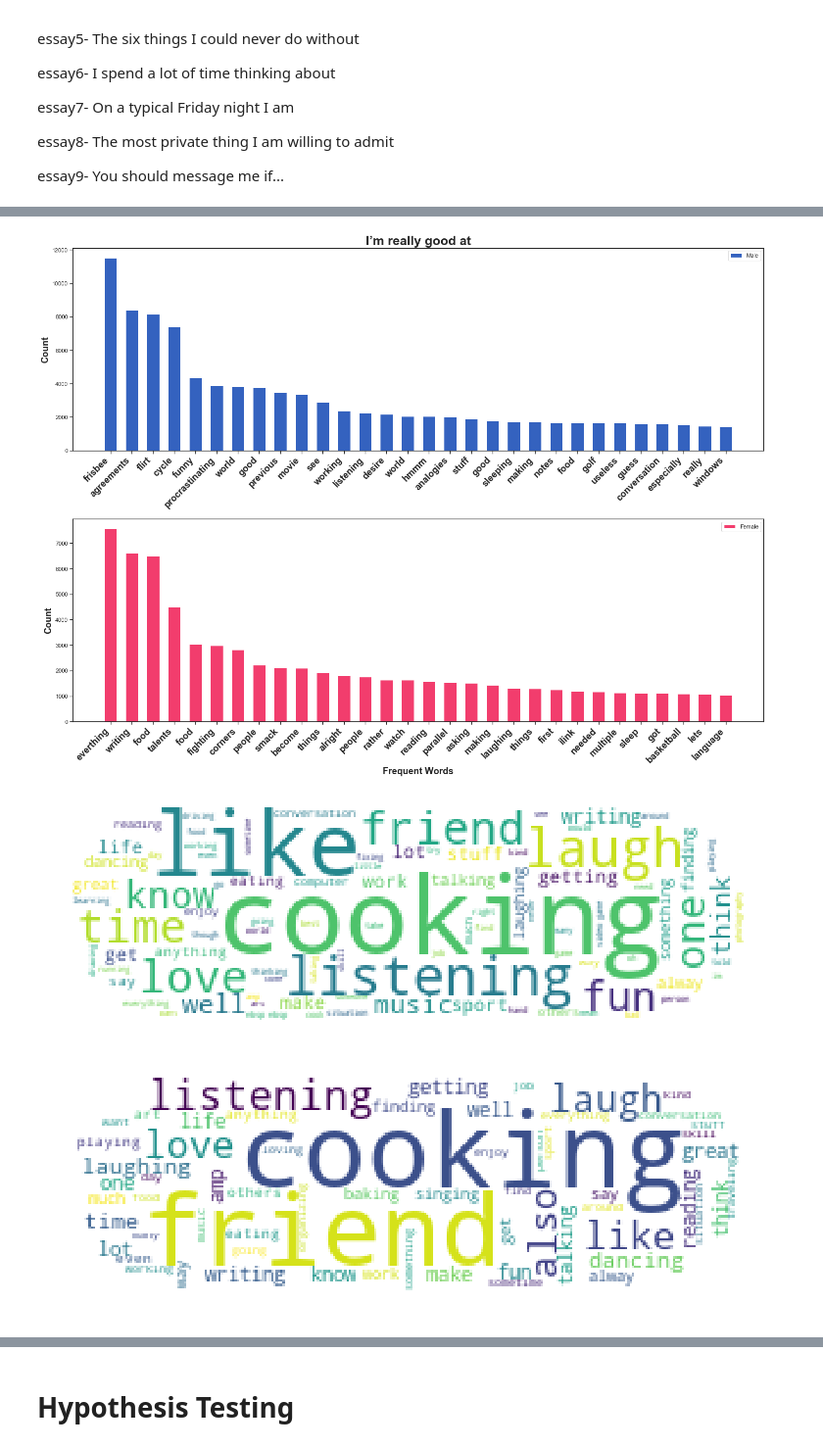
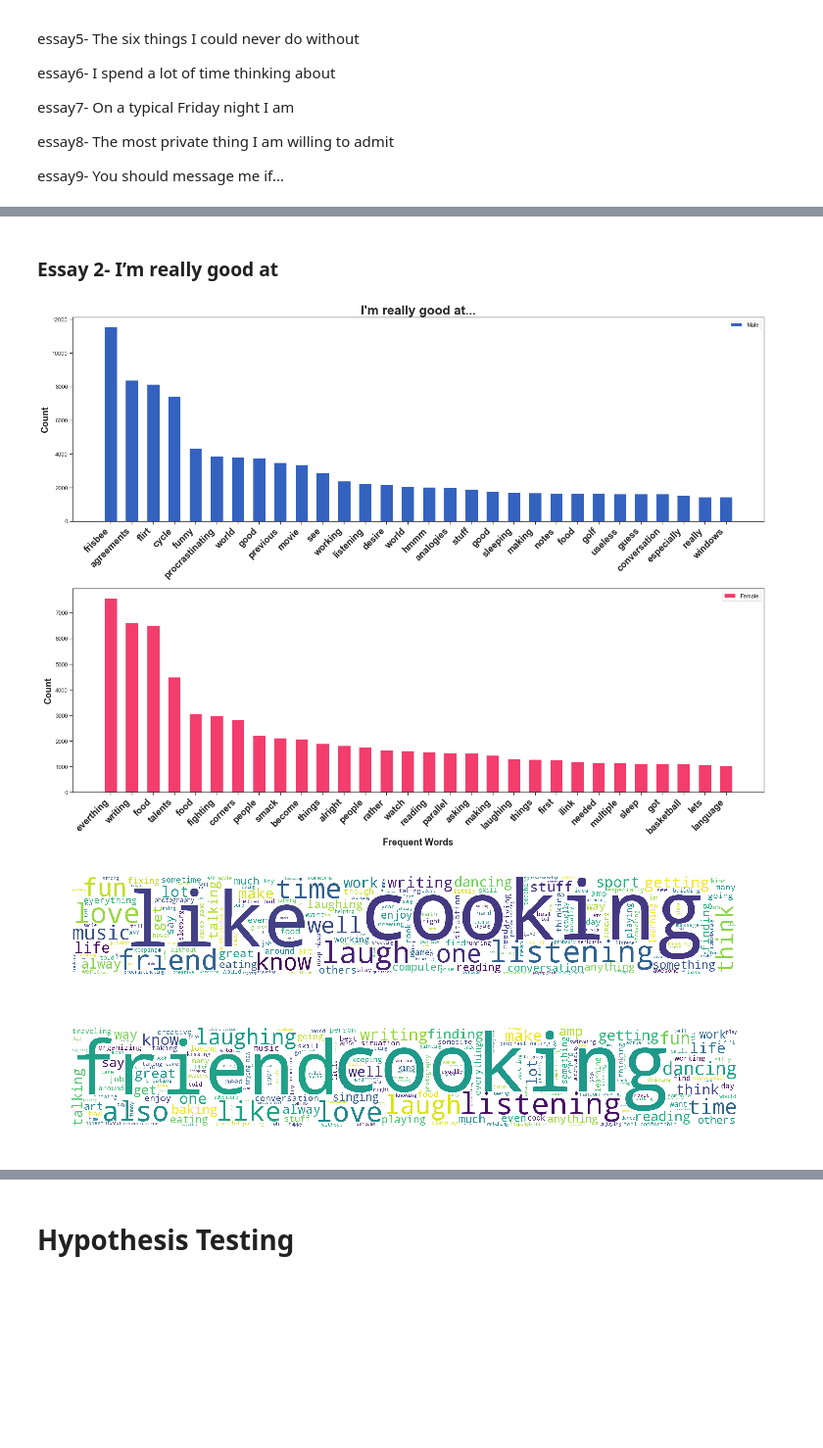
Before and after one commit to stuartxu2/OKCupid_matching, a Jupyter notebook: OKCupid_EDA.ipynb, the cells around one changed output, grey strips where cells are left out. Shown at 98% size. Drawn from its saved outputs; the diff is of its cells as text; code cells hidden in the pictures; blank space fills up the shorter version.

Commit message:
all essay columns

```diff
--- a/OKCupid_EDA.ipynb
+++ b/OKCupid_EDA.ipynb
@@ -664,3 +576,5 @@ plt.savefig('wordcloud1');
+# %% [markdown]
+### Essay 2- I’m really good at
 # %%
 #essay2
 df_cloud2 = df.query('essay2.notnull()', engine='python')
@@ -673,37 +587,15 @@ text2_f = " ".join(word for word in df_cloud2_f.essay2.sum())
 # %%
 word_count2_m = count_words(text2_m).head(30)
 word_count2_f = count_words(text2_f).head(30)
-# %%
-fig, ax = plt.subplots(2, 1, figsize=(20, 15))
-
-x = np.arange(30)
-widTh = 0.6
-
-ax[0].bar(x, word_count2_m['count'],
-          color='#3462BF', width=widTh, label='Male')
-ax[0].set_xticks(x)
-ax[0].set_xticklabels(word_count2_m['word'], rotation=45, fontsize=18, weight='bold', ha='right')
-ax[0].set_ylabel("Count", fontsize=18, weight='bold')
-ax[0].legend()
-
-ax[1].bar(x, word_count2_f['count'], color='#F23D6D',
-          width=widTh, label='Female')
-ax[1].set_xticks(x)
-ax[1].set_xticklabels(word_count2_f['word'], rotation=45, fontsize=18, weight='bold', ha='right')
-ax[1].set_xlabel("Frequent Words", fontsize=18, weight='bold')
-ax[1].set_ylabel("Count", fontsize=18, weight='bold')
-
-ax[1].legend()
-
-_ = ax[0].set_title('I’m really good at', fontsize = 25, weight='bold')
-plt.tight_layout()
-# %% [output]
-[figure, removed]
+# %%
+plot_word_frequency(word_count2_m, word_count2_f, 'I\'m really good at...')
+# %% [output]
+[figure, added]
 # %%
-generate_wordcloud(text2_m, mask6, STOPWORDS=[
+generate_wordcloud(text2_m, STOPWORDS=[
                    'good', 'people', 'making', 'pretty', 'things', 'really', 'also', 'ilink'])
-generate_wordcloud(text2_f, mask6, STOPWORDS=[
+generate_wordcloud(text2_f, STOPWORDS=[
                    'good', 'people', 'things', 'though', 'pretty', 'making', 'really','ilink'])
 # %% [output]
-[figure, old version]
+[figure, new version]
-[figure, old version]
+[figure, new version]
```
Also changed, not shown: parts of 55 cells of this notebook, 1 other file.
